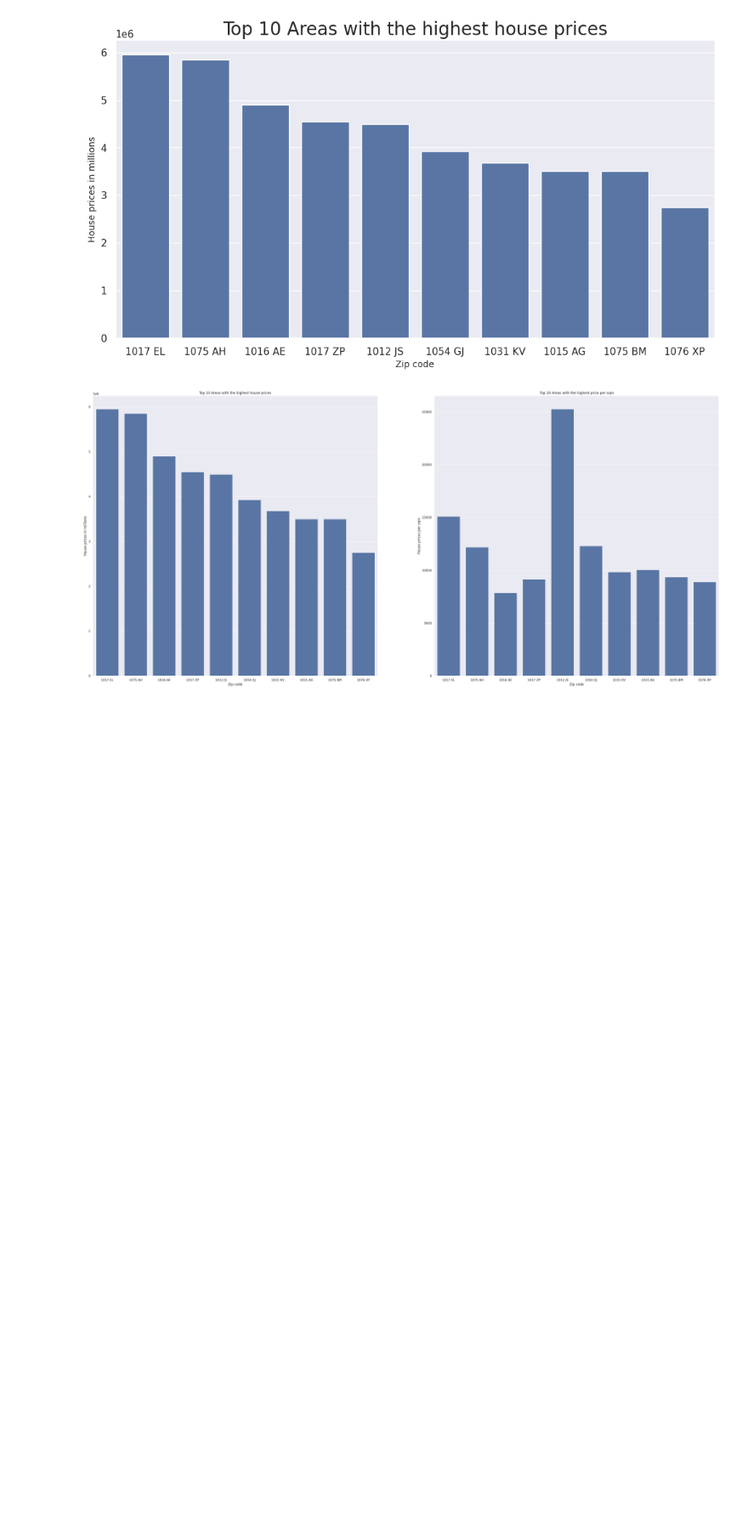
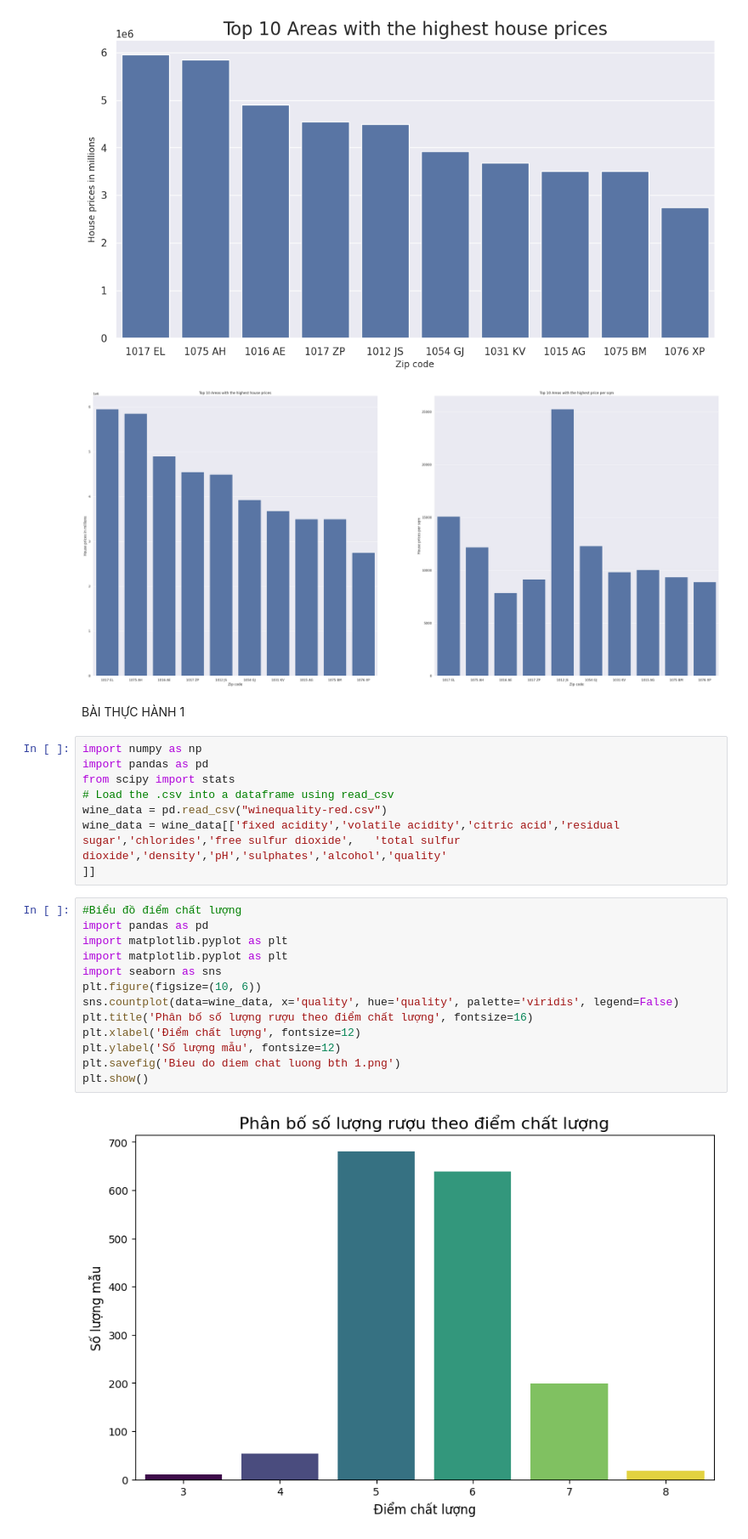
Before and after one commit to plkimtuyen05-boop/ktltsp.ueh25, a Jupyter notebook: midterm/th1 thong ke mo ta.ipynb, the cells around one changed output. Shown at 85% size. Cells and saved outputs as stored; diff of their text form; blank space fills up the shorter version.

```diff
--- a/midterm/th1 thong ke mo ta.ipynb
+++ b/midterm/th1 thong ke mo ta.ipynb
@@ -239,3 +239,28 @@ fig.savefig('case3 bt 1 nv1 1.2 Seaborn.png')
 [figure]
 [figure]
 [figure]
+# %% [markdown]
+BÀI THỰC HÀNH 1
+# %%
+import numpy as np
+import pandas as pd
+from scipy import stats
+# Load the .csv into a dataframe using read_csv
+wine_data = pd.read_csv("winequality-red.csv")
+wine_data = wine_data[['fixed acidity','volatile acidity','citric acid','residual sugar','chlorides','free sulfur dioxide',	'total sulfur dioxide','density','pH','sulphates','alcohol','quality'
+]]
+# %%
+#Biểu đồ điểm chất lượng
+import pandas as pd
+import matplotlib.pyplot as plt
+import matplotlib.pyplot as plt
+import seaborn as sns
+plt.figure(figsize=(10, 6))
+sns.countplot(data=wine_data, x='quality', hue='quality', palette='viridis', legend=False)
+plt.title('Phân bố số lượng rượu theo điểm chất lượng', fontsize=16)
+plt.xlabel('Điểm chất lượng', fontsize=12)
+plt.ylabel('Số lượng mẫu', fontsize=12)
+plt.savefig('Bieu do diem chat luong bth 1.png')
+plt.show()
+# %% [output]
+[figure, added]
```
Also changed, not shown: parts of 1 cell of this notebook, 3 other files.
